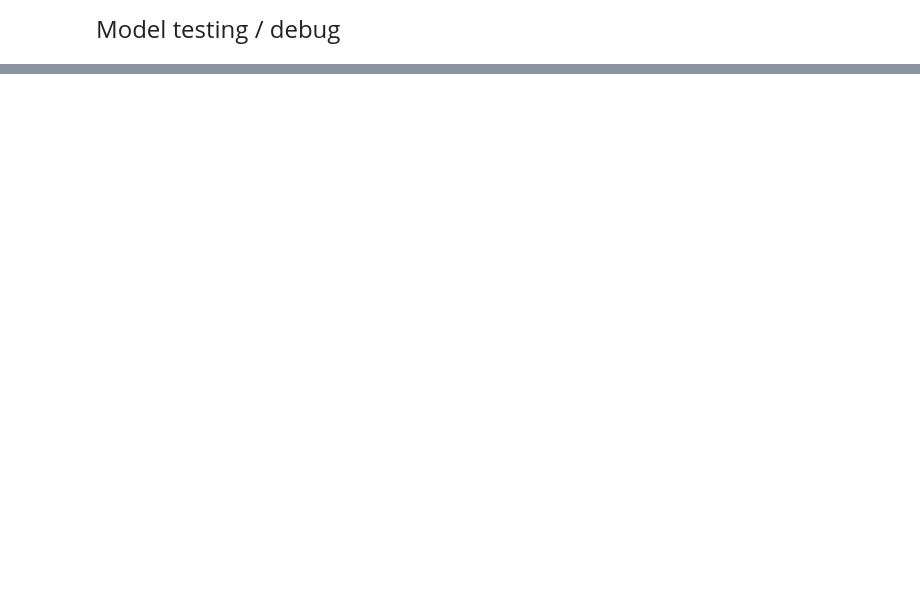
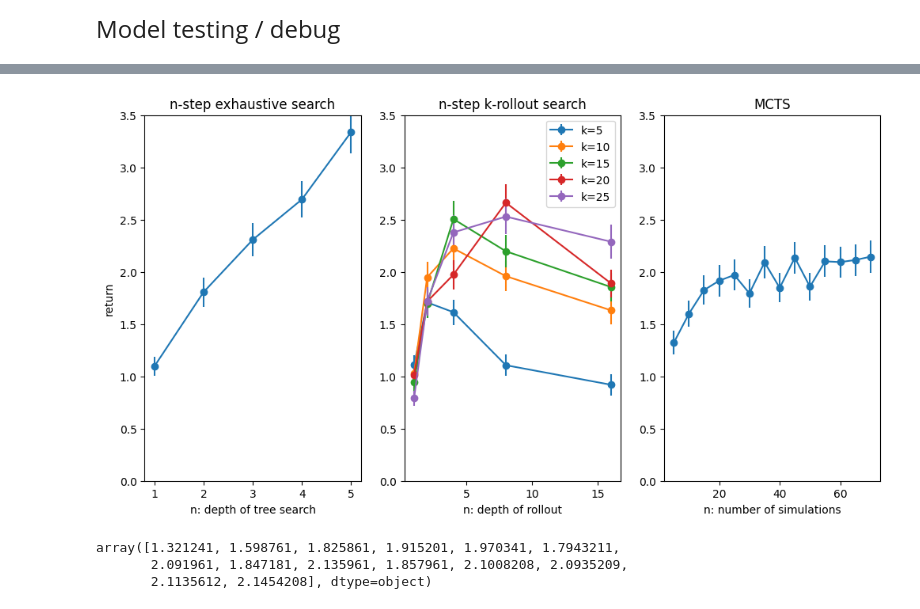
Before and after one commit to tuphs28/thinker_private_planning, a Jupyter notebook: torchbeast/model.ipynb, the cells around one changed output, grey strips where cells are left out. Cells and saved outputs as stored; diff of their text form; code cells hidden in the pictures; blank space fills up the shorter version.

Commit message:
updated model notebook

```diff
--- a/torchbeast/model.ipynb
+++ b/torchbeast/model.ipynb
@@ -934,0 +1038,15 @@ def test_model(n, model, flags, eps_n=100, temp=20., mode=0, **kwargs):
+# %%
+# MCTS
+
+mcts_returns = {}
+parser = argparse.ArgumentParser()
+mcts_flags = parser.parse_args([])
+mcts_flags.discounting = 0.97
+mcts_flags.pb_c_init = 1.25
+mcts_flags.pb_c_base = 19652
+mcts_flags.root_dirichlet_alpha = 0.25
+mcts_flags.root_exploration_fraction = 0.25
+mcts_flags.tcarry = True
+for n in [5, 10, 15, 20, 25, 30, 35, 40, 45, 50, 55, 60]:
+    mcts_flags.num_simulations = n
+    mcts_returns[n] = test_model(n, model, flags, eps_n=500, temp=0.5, mode=2, perfect=True, mcts_flags=mcts_flags)
@@ -1077,37 +1215,46 @@ for n in range(1,5):
 # %%
 fig, axes = plt.subplots(1, 3, figsize=(12,6))
 #axes[0].plot(all_returns.keys(), [np.average(all_returns[x]) for x in all_returns.keys()], ".-")
-axes[0].errorbar(all_returns.keys(),
-                 [np.average(all_returns[x]) for x in all_returns.keys()],
-                 yerr = [np.std(all_returns[x])/ np.sqrt(len(all_returns[x])) for x in all_returns.keys()],
+
+ns = [1, 2, 3, 4, 5]
+axes[0].errorbar(ns,
+                 [np.average(all_returns[x]) for x in ns],
+                 yerr = [np.std(all_returns[x])/ np.sqrt(len(all_returns[x])) for x in ns],
                  fmt='-o')
 axes[0].set_title("n-step exhaustive search")
 axes[0].set_ylabel("return")
 axes[0].set_xlabel("n: depth of tree search")
 
 ds = [1, 2, 4, 8, 16]
 ns = [5, 10, 15, 20, 25]
 
 for n in ns:
     axes[1].errorbar(ds,
                      [np.average(rollout_returns[n, d]) for d in ds],
                      yerr = [np.std(rollout_returns[n, d])/ np.sqrt(len(rollout_returns[n, d])) for d in ds],
                      fmt='-o',
                      label="k=%d"%n)
     axes[1].set_title("n-step k-rollout search")
     axes[1].set_xlabel("n: depth of rollout")
     axes[1].legend()
 
-ns = [5, 10, 15, 20, 25, 30, 35, 40, 45, 50, 55, 60]
+ns = [5, 10, 15, 20, 25, 30, 35, 40, 45, 50, 55, 60, 65, 70]
 axes[2].errorbar(ns,
                  [np.average(mcts_returns[x]) for x in ns],
                  yerr = [np.std(mcts_returns[x])/ np.sqrt(len(mcts_returns[x])) for x in ns],
                  fmt='-o')
 axes[2].set_title("MCTS")
 axes[2].set_xlabel("n: number of simulations")
 
-
-for ax in axes: ax.set_ylim(0.,2.0)
+for ax in axes: ax.set_ylim(0.,3.5)
+# %% [output]
+[figure, added]
+# %%
+axes[2].lines[0].get_ydata()
+# %% [output]
+array([1.321241, 1.598761, 1.825861, 1.915201, 1.970341, 1.7943211,
+       2.091961, 1.847181, 2.135961, 1.857961, 2.1008208, 2.0935209,
+       2.1135612, 2.1454208], dtype=object)
 # %%
 # k-step n-rollout search
 
```
Also changed, not shown: parts of 6 cells of this notebook.
